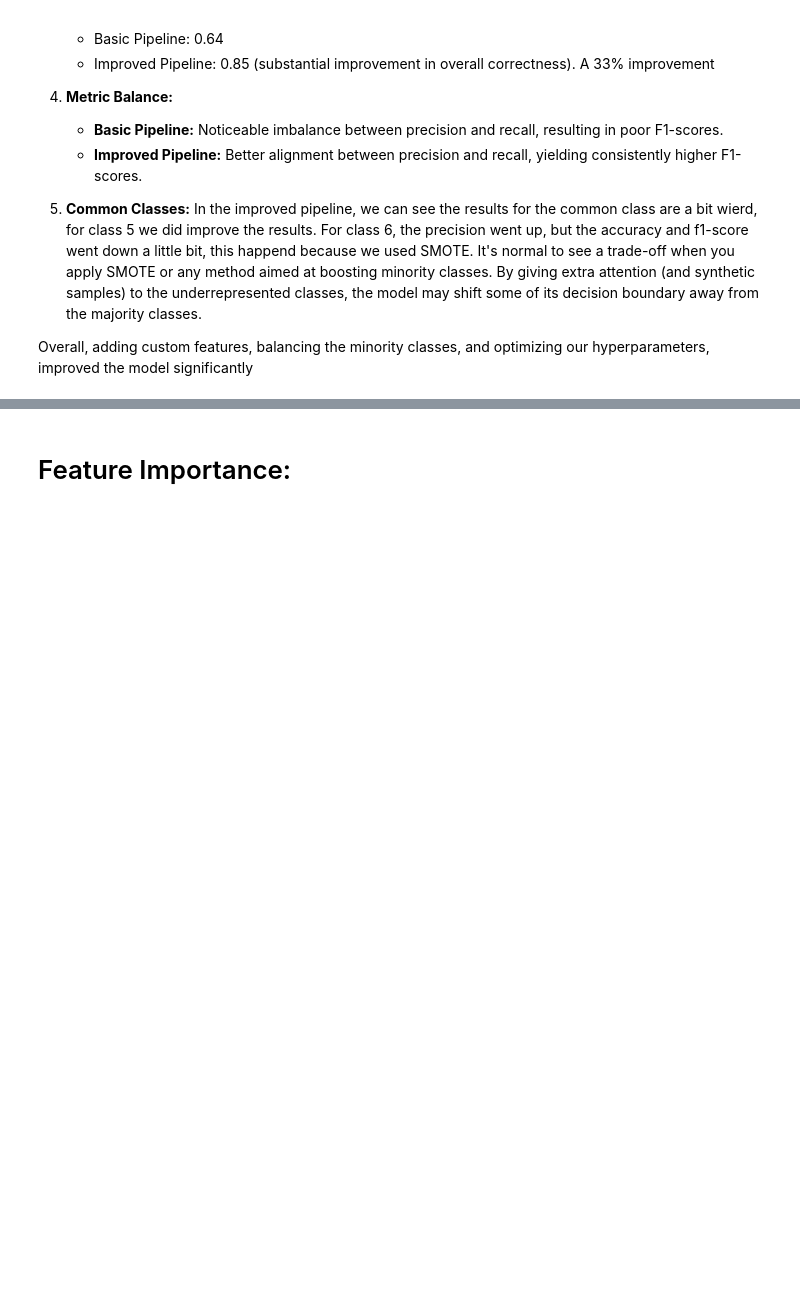
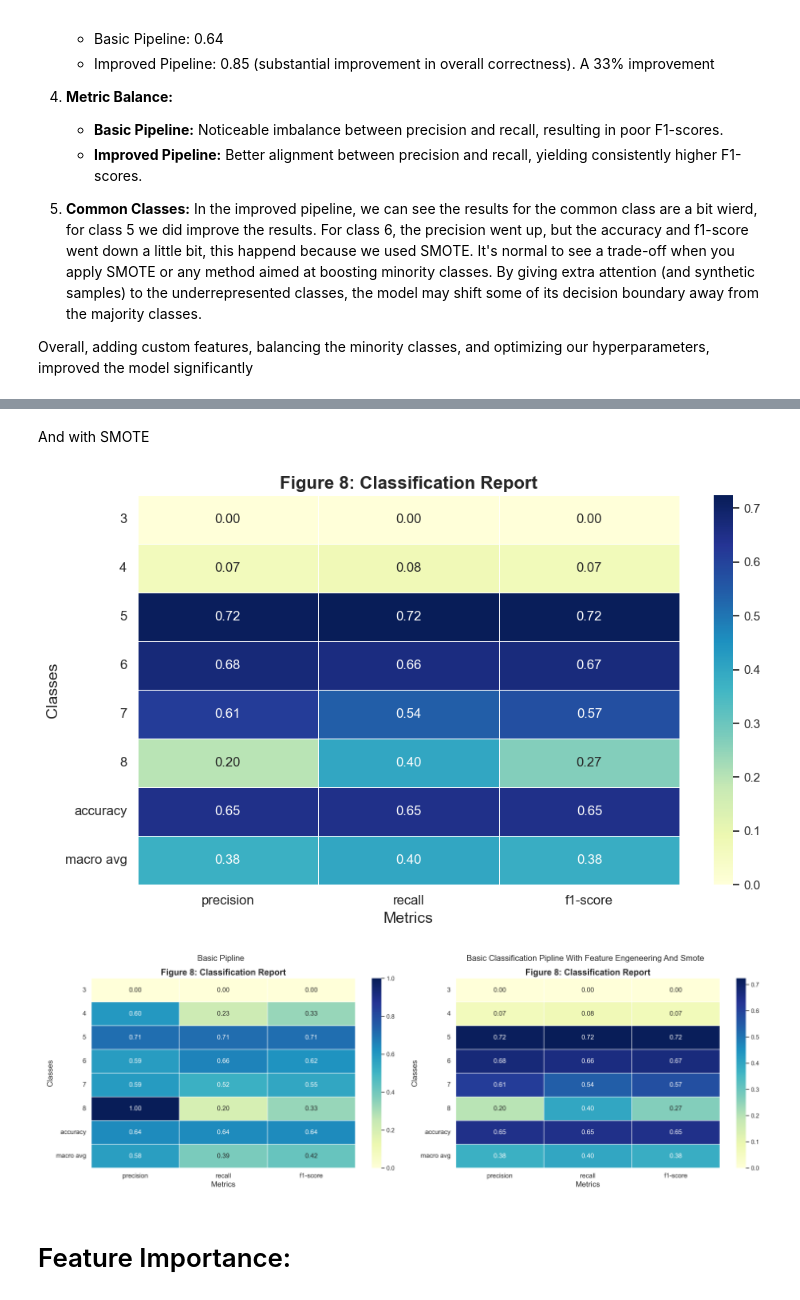
Before and after one commit to airbagdeer/tabular-ds-project, a Jupyter notebook: EX2.ipynb, the cells around one changed output, grey strips where cells are left out. Cells and saved outputs as stored; diff of their text form; code cells hidden in the pictures; blank space fills up the shorter version.

```diff
--- a/EX2.ipynb
+++ b/EX2.ipynb
@@ -504,3 +536,18 @@ Overall, adding custom features, balancing the minority classes, and optimizing
+# %% [markdown]
+And with SMOTE
+# %%
+y_smote = y_smote - 3
+# %%
+clasifier_basic_model = XGBClassifier(random_state=42)
+y_pred = get_predications(clasifier_basic_model, X_train_samples=X_smote, y_train_classes=y_smote, X_test_samples=X_test)
+calculate_scores(y_true=y_test, y_pred=y_pred, image_name='basic-classification-pipline-with-feature-engineering-and-smote-results')
+compare_scores(path_result_1='./images/basic-pipline-results.png',
+               path_result_2='./images/basic-classification-pipline-with-feature-engineering-and-smote-results.png',
+                headline_1='Basic Pipline',
+                headline_2='Basic Classification Pipline With Feature Engeneering And Smote')
+# %% [output]
+[figure, added]
+[figure, added]
 # %% [markdown]
 # Feature Importance:
 # %%
```
Also changed, not shown: parts of 9 cells of this notebook.
